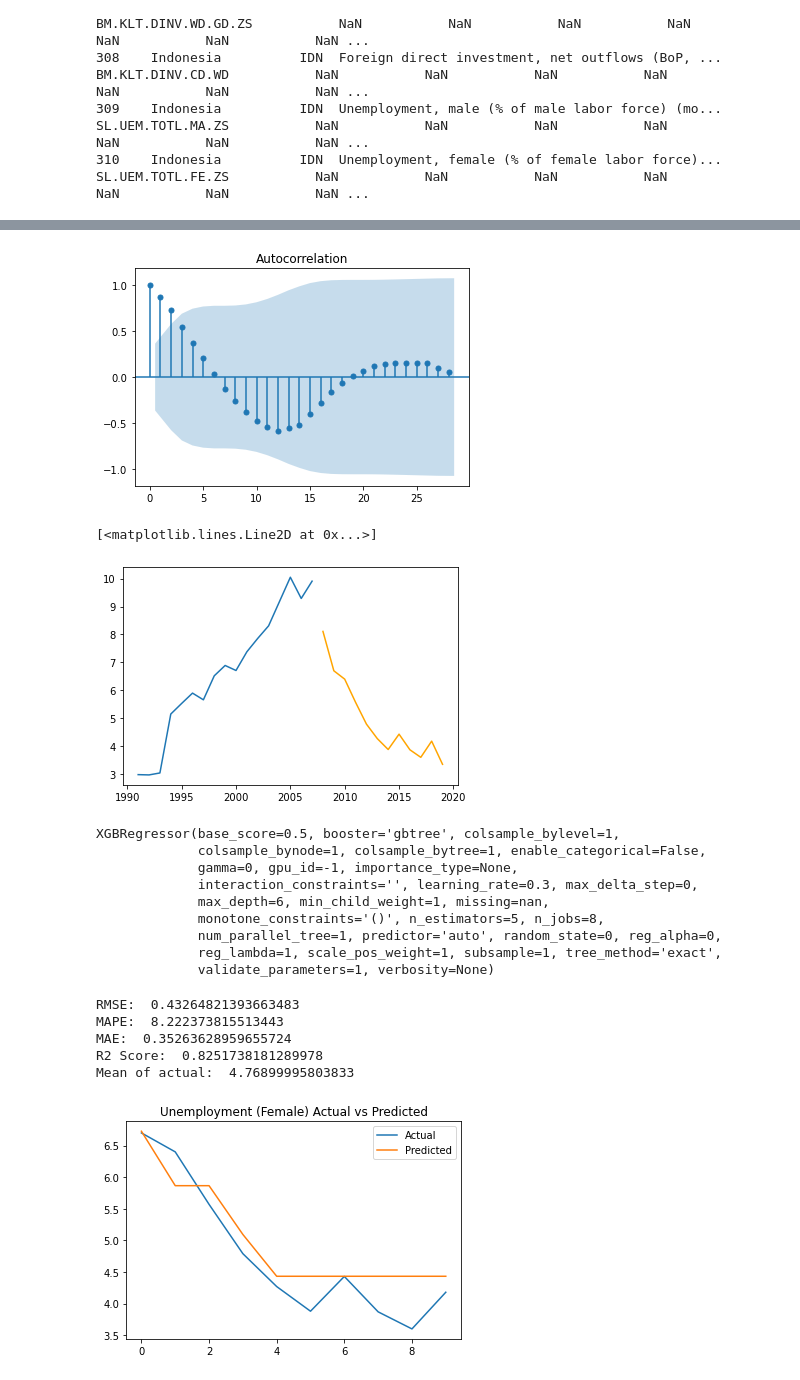
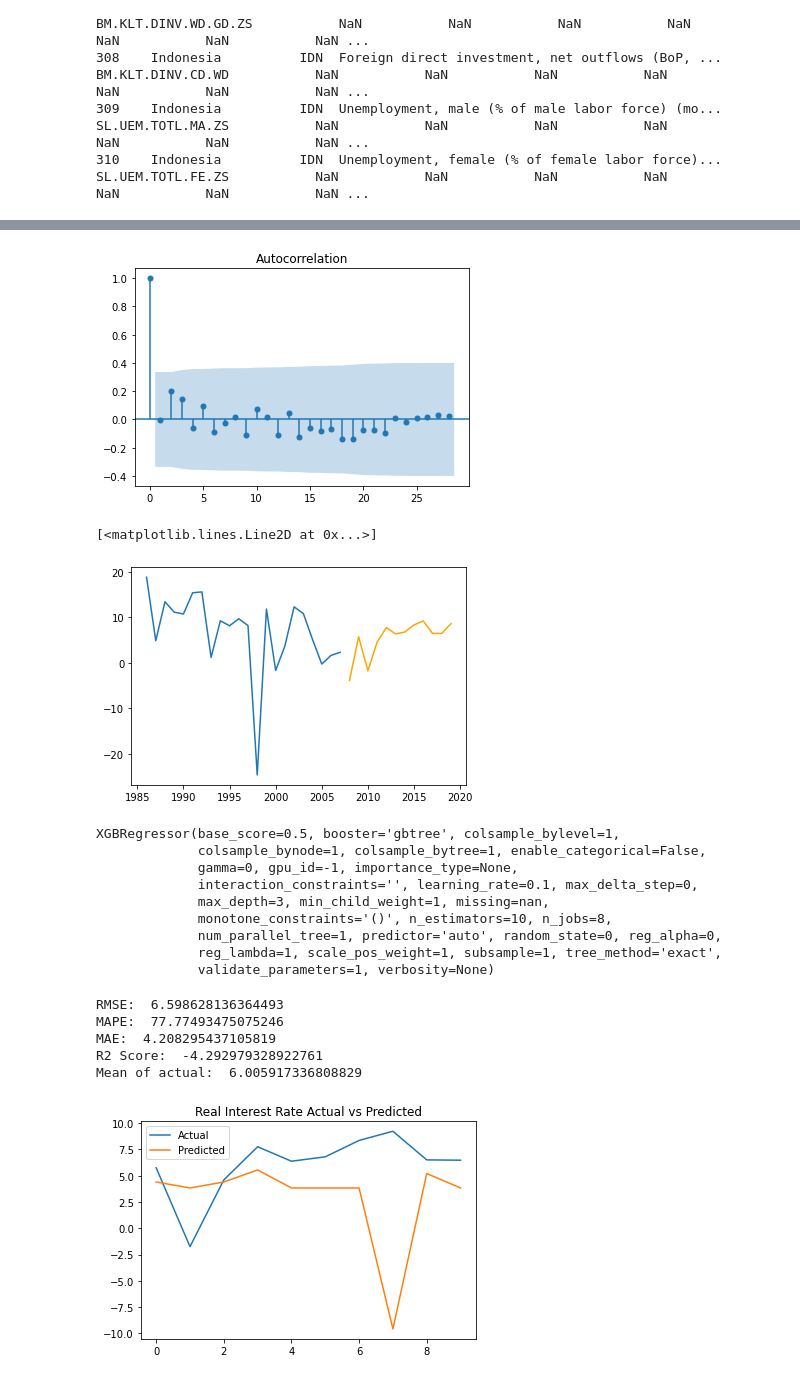
Before and after one commit to FarhanHabibie/UG-Project-Farhan, a Jupyter notebook: XGBoost Forecast.ipynb, the cells around one changed output, grey strips where cells are left out. Drawn from its saved outputs; the diff is of its cells as text; code cells hidden in the pictures.

```diff
--- a/XGBoost Forecast.ipynb
+++ b/XGBoost Forecast.ipynb
@@ -106,7 +106,7 @@ def plot_ACF(data, lag):
     plot_acf(acfData, lags=lag)
 # %%
 data = initialFormat('/Users/farhanhabibie/Desktop/Farhan Thesis Code /UG-Project-Farhan/Indonesia Macro Dataset.xlsx',
-                     'SL.UEM.TOTL.FE.ZS')
+                     'FR.INR.RINR')
 # %%
 null_percent(data)
 # %% [output]
@@ -120,7 +120,7 @@ data.plot(color='green')
 # %%
 plot_ACF(data, 28)
 # %% [output]
-[figure, old version]
+[figure, new version]
 # %%
 #15 since the train is 75% of the data, and test is 25% of the data.
 train, test = train_test_split(data, len(data) - int(len(data) * 0.8))
@@ -130,7 +130,7 @@ train, test = train.dropna(), test.dropna()
 plot_train_test(train, test)
 # %% [output]
 [<matplotlib.lines.Line2D at 0x...>]
-[figure, old version]
+[figure, new version]
 # %%
 #Split of the dataset here
 lookback = 1
@@ -138,15 +138,15 @@ lookback = 1
 X_train, Y_train = create_dataset(train.to_numpy(), lookback)
 X_test, Y_test = create_dataset(test.to_numpy(), lookback)
 # %%
-model = XGBRegressor(objective='reg:squarederror', n_estimators=5, max_depth=6, learning_rate=0.3)
+model = XGBRegressor(objective='reg:squarederror', n_estimators=10, max_depth=3, learning_rate=0.1)
 model.fit(X_train, Y_train)
 # %% [output]
 XGBRegressor(base_score=0.5, booster='gbtree', colsample_bylevel=1,
              colsample_bynode=1, colsample_bytree=1, enable_categorical=False,
              gamma=0, gpu_id=-1, importance_type=None,
-             interaction_constraints='', learning_rate=0.3, max_delta_step=0,
-             max_depth=6, min_child_weight=1, missing=nan,
-             monotone_constraints='()', n_estimators=5, n_jobs=8,
+             interaction_constraints='', learning_rate=0.1, max_delta_step=0,
+             max_depth=3, min_child_weight=1, missing=nan,
+             monotone_constraints='()', n_estimators=10, n_jobs=8,
              num_parallel_tree=1, predictor='auto', random_state=0, reg_alpha=0,
              reg_lambda=1, scale_pos_weight=1, subsample=1, tree_method='exact',
              validate_parameters=1, verbosity=None)
@@ -154,15 +154,15 @@ XGBRegressor(base_score=0.5, booster='gbtree', colsample_bylevel=1,
 testpred = model.predict(X_test)
 # %%
 df_compare = pd.DataFrame({'Actual' : Y_test, 'Predicted' : testpred})
-df_compare.plot(title='Unemployment (Female) Actual vs Predicted')
+df_compare.plot(title='Real Interest Rate Actual vs Predicted')
 performance_metrics(Y_test, testpred)
 # %% [output]
-RMSE:  0.43264821393663483
-MAPE:  8.222373815513443
-MAE:  0.35263628959655724
-R2 Score:  0.8251738181289978
-Mean of actual:  4.76899995803833
+RMSE:  6.598628136364493
+MAPE:  77.77493475075246
+MAE:  4.208295437105819
+R2 Score:  -4.292979328922761
+Mean of actual:  6.005917336808829
-[figure, old version]
+[figure, new version]
 # %%
 df_compare
 # %% [output]
```
Also changed, not shown: parts of 4 cells of this notebook, 1 other file.
